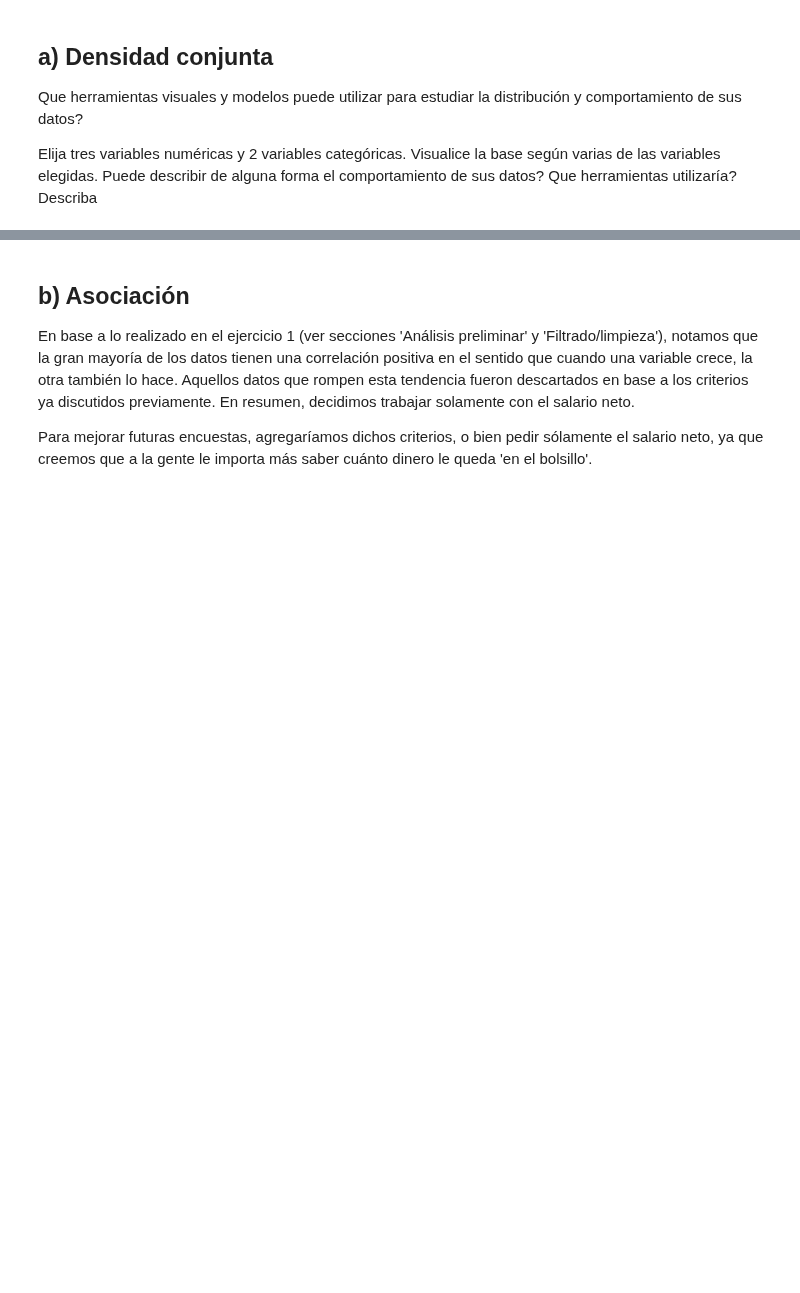
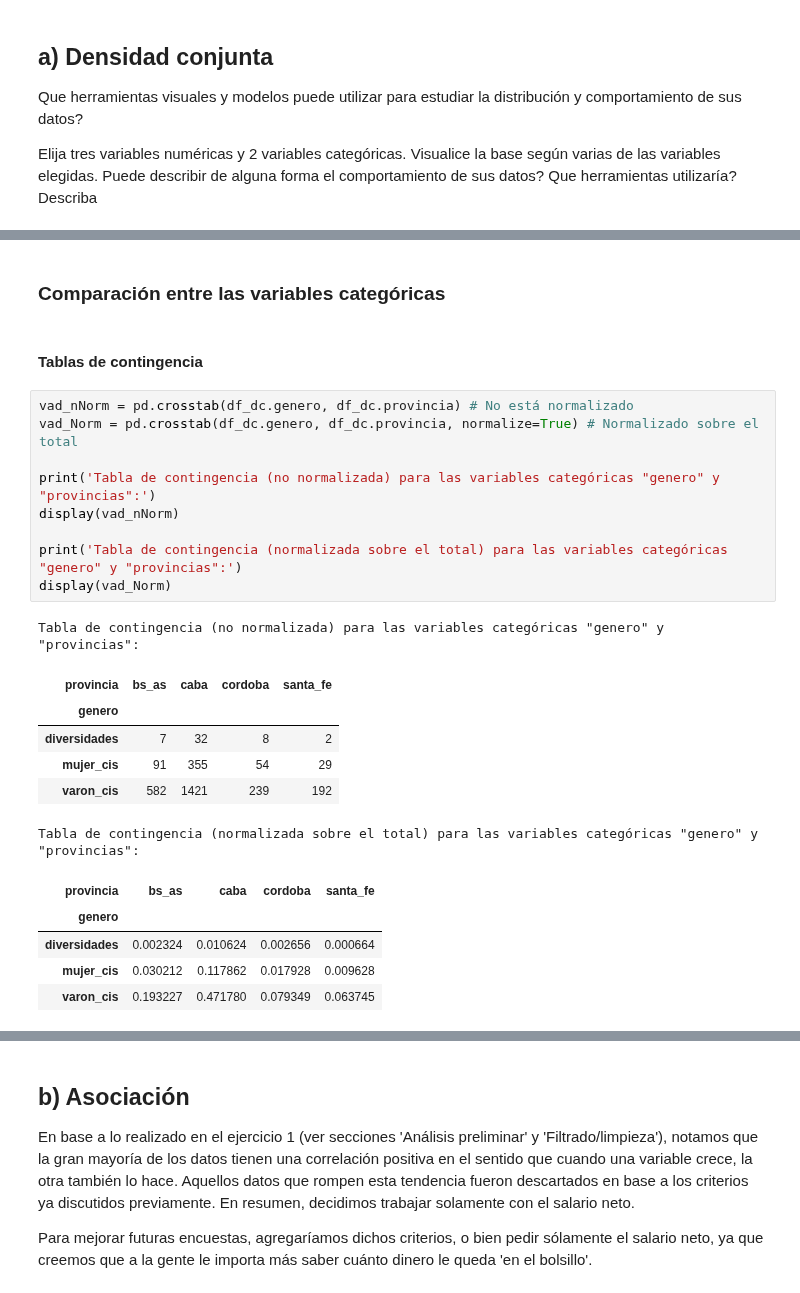
Before and after one commit to Cheva94/Diplo_G22, a Jupyter notebook: AyVD/resolucion_AyVD_parte1.ipynb, the cells around one changed output, grey strips where cells are left out. Cells and saved outputs as stored; diff of their text form; blank space fills up the shorter version.

```diff
--- a/AyVD/resolucion_AyVD_parte1.ipynb
+++ b/AyVD/resolucion_AyVD_parte1.ipynb
@@ -470,0 +607,26 @@ Elija tres variables numéricas y 2 variables categóricas. Visualice la base se
+# %% [markdown]
+### Comparación entre las variables categóricas
+# %% [markdown]
+#### Tablas de contingencia
+# %%
+vad_nNorm = pd.crosstab(df_dc.genero, df_dc.provincia) # No está normalizado
+vad_Norm = pd.crosstab(df_dc.genero, df_dc.provincia, normalize=True) # Normalizado sobre el total
+
+print('Tabla de contingencia (no normalizada) para las variables categóricas "genero" y "provincias":')
+display(vad_nNorm)
+
+print('Tabla de contingencia (normalizada sobre el total) para las variables categóricas "genero" y "provincias":')
+display(vad_Norm)
+# %% [output]
+Tabla de contingencia (no normalizada) para las variables categóricas "genero" y "provincias":
+| provincia | bs_as | caba | cordoba | santa_fe |
+| genero |  |  |  |  |
+| diversidades | 7 | 32 | 8 | 2 |
+| mujer_cis | 91 | 355 | 54 | 29 |
+| varon_cis | 582 | 1421 | 239 | 192 |
+Tabla de contingencia (normalizada sobre el total) para las variables categóricas "genero" y "provincias":
+| provincia | bs_as | caba | cordoba | santa_fe |
+| genero |  |  |  |  |
+| diversidades | 0.002324 | 0.010624 | 0.002656 | 0.000664 |
+| mujer_cis | 0.030212 | 0.117862 | 0.017928 | 0.009628 |
+| varon_cis | 0.193227 | 0.471780 | 0.079349 | 0.063745 |
```
Also changed, not shown: parts of 26 cells of this notebook.
